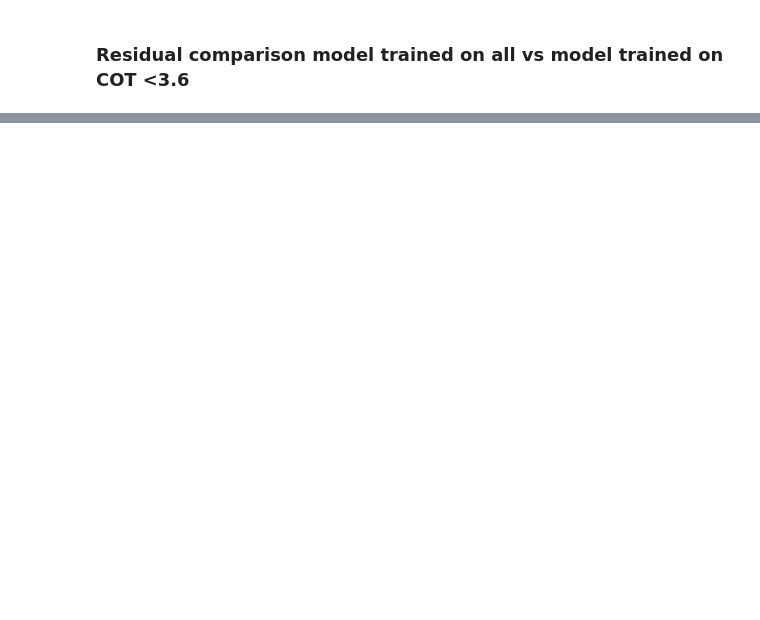
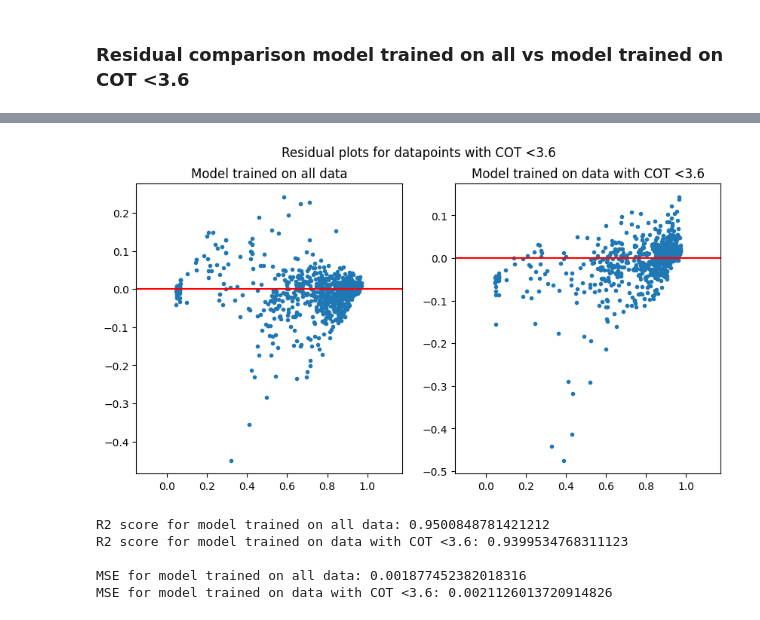
Before and after one commit to filipronn/SEEX30_Cloud_Fog, a Jupyter notebook: Cloud_rm/torch_qrnn_test_thin_thick.ipynb, the cells around one changed output, grey strips where cells are left out. Cells and saved outputs as stored; diff of their text form; code cells hidden in the pictures; blank space fills up the shorter version.

```diff
--- a/Cloud_rm/torch_qrnn_test_thin_thick.ipynb
+++ b/Cloud_rm/torch_qrnn_test_thin_thick.ipynb
@@ -374,3 +376,9 @@ MSE for model trained on data with COT <3.6: 0.002371718129608958
 # %%
 X_test_all_3_6=df.iloc[X_test.index][df.iloc[X_test.index]['COT']<3.6]
 X_test_all_3_6=X_test_all_3_6[X_labels]
+
+y_test_all_3_6=df.iloc[X_test.index][df.iloc[X_test.index]['COT']<3.6]
+y_test_all_3_6=y_test_all_3_6[y_labels]
+
+preds=model.predict(X_test_all_3_6.to_numpy())
+preds_3_6=model_3_6.predict(X_test_3_6.to_numpy())
@@ -392,0 +385,44 @@ X_test_all_3_6
+# %%
+#Calculate residuals
+y_all=y_test_all_3_6.to_numpy()[:,0]
+y_pred_all=preds[:,0,:]
+res_all=y_all-y_pred_all[:,1]
+
+y_3_6=y_test_3_6.to_numpy()[:,0]
+y_pred_3_6=preds_3_6[:,0,:]
+res_3_6=y_3_6-y_pred_3_6[:,1]
+# %%
+plt.rcParams["figure.figsize"] = [10, 5]
+#Plot residuals
+fig, ax =plt.subplots(nrows=1,ncols=2)
+fig.suptitle("Residual plots for datapoints with COT <3.6")
+
+ax[0].plot(y_all,res_all,'.')
+ax[0].set_title("Model trained on all data")
+ax[0].hlines(0,xmin=-1,xmax=10,colors='r')
+ax[0].set_xlim((np.min(y_all)-0.2,np.max(y_all)+0.2))
+
+ax[1].plot(y_3_6,res_3_6,'.')
+ax[1].set_title("Model trained on data with COT <3.6")
+ax[1].hlines(0,xmin=-1,xmax=10,colors='r')
+ax[1].set_xlim((np.min(y_3_6)-0.2,np.max(y_3_6)+0.2))
+
+plt.show()
+# %% [output]
+[figure, added]
+# %%
+r2_all=r2_score(y_test_all_3_6.to_numpy(),preds[:,:,1])
+r2_3_6=r2_score(y_test_3_6.to_numpy(),preds_3_6[:,:,1])
+mse_all=mean_squared_error(y_test_all_3_6.to_numpy(),preds[:,:,1])
+mse_3_6=mean_squared_error(y_test_3_6.to_numpy(),preds_3_6[:,:,1])
+print("R2 score for model trained on all data: "+str(r2_all))
+print("R2 score for model trained on data with COT <3.6: "+str(r2_3_6))
+print(" ")
+print("MSE for model trained on all data: "+str(mse_all))
+print("MSE for model trained on data with COT <3.6: "+str(mse_3_6))
+# %% [output]
+R2 score for model trained on all data: 0.9500848781421212
+R2 score for model trained on data with COT <3.6: 0.9399534768311123
+
+MSE for model trained on all data: 0.001877452382018316
+MSE for model trained on data with COT <3.6: 0.0021126013720914826
```
Also changed, not shown: parts of 10 cells of this notebook, 2 other files.
